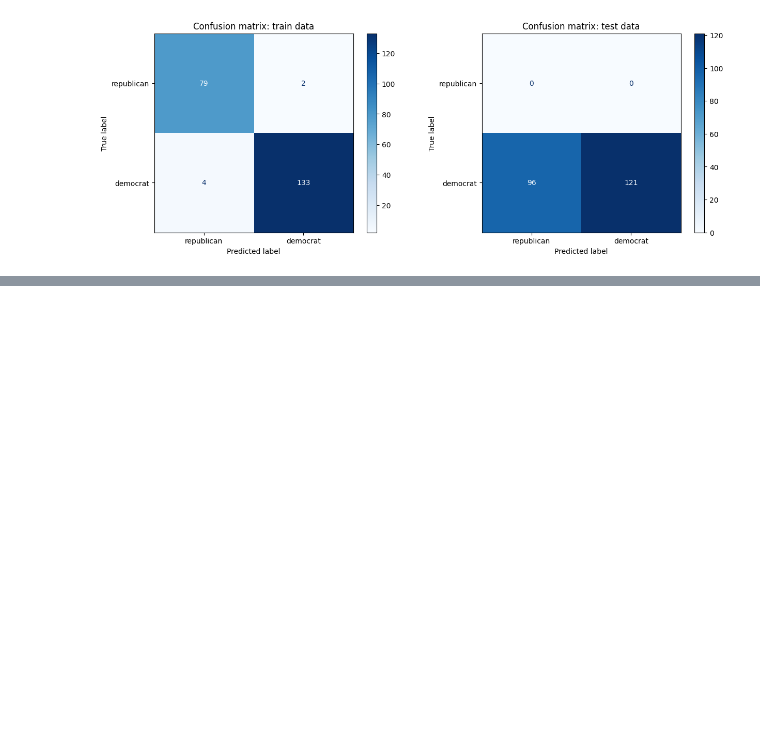
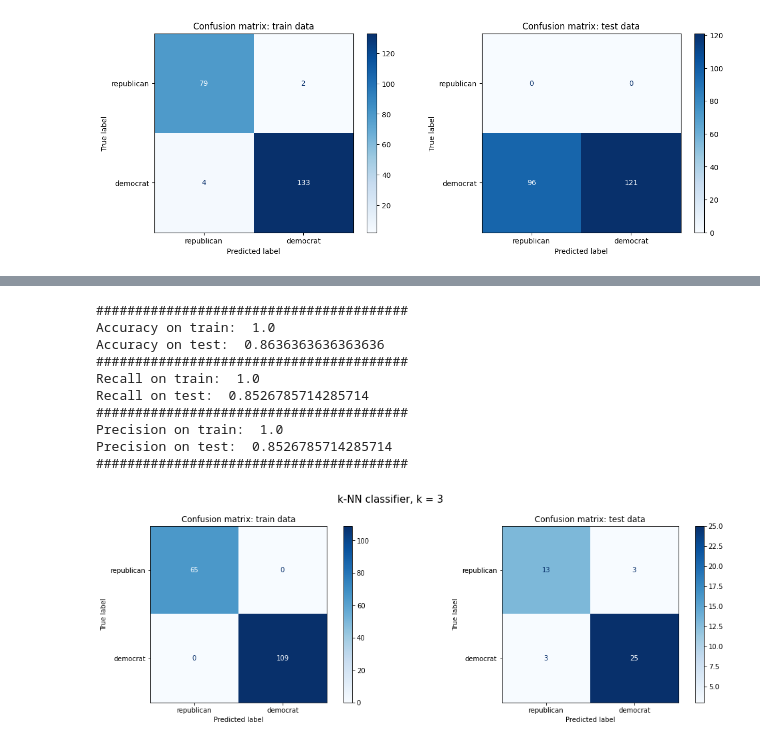
Before and after one commit to nadiaverdha/MachineLearningEx1, a Jupyter notebook: Ex1_kaggle_small.ipynb, the cells around one changed output, grey strips where cells are left out. Cells and saved outputs as stored; diff of their text form; code cells hidden in the pictures; blank space fills up the shorter version.

```diff
--- a/Ex1_kaggle_small.ipynb
+++ b/Ex1_kaggle_small.ipynb
@@ -561,0 +695,37 @@ Precision on test:  1.0
+# %%
+from sklearn.preprocessing import StandardScaler
+scaler = StandardScaler()
+X_train_standardized = scaler.fit_transform(X_train)
+X_test_standardized = scaler.fit_transform(X_test)
+
+print('TRAINING')
+print('Original data:')
+print('Mean:')
+print(X_train.mean(axis=0))
+print('Std:')
+print(X_train.std(axis=0))
+print()
+print('Standardized data:')
+print('Mean:')
+print(X_train_standardized.mean(axis=0))
+print('Std:')
+print(X_train_standardized.std(axis=0))
+
+print('#'*100)
+
+
+print('TESTING')
+print('Original data:')
+print('Mean:')
+print(X_test.mean(axis=0))
+print('Std:')
+print(X_test.std(axis=0))
+print()
+print('Standardized data:')
+print('Mean:')
+print(X_test_standardized.mean(axis=0))
+print('Std:')
+print(X_test_standardized.std(axis=0))
+
+X_train = X_train_standardized
+X_test = X_test_standardized
@@ -561,0 +788,20 @@ Precision on test:  1.0
+# %%
+# 1st model
+from sklearn.neighbors import KNeighborsClassifier
+k = 3
+knn_1 = KNeighborsClassifier(n_neighbors=k, weights='distance')
+knn_1.fit(X_train, y_train)
+
+knn_evaluate(knn_1)
+# %% [output]
+########################################
+Accuracy on train:  1.0
+Accuracy on test:  0.8636363636363636
+########################################
+Recall on train:  1.0
+Recall on test:  0.8526785714285714
+########################################
+Precision on train:  1.0
+Precision on test:  0.8526785714285714
+########################################
+[figure, added]
```
Also changed, not shown: parts of 54 cells of this notebook.
